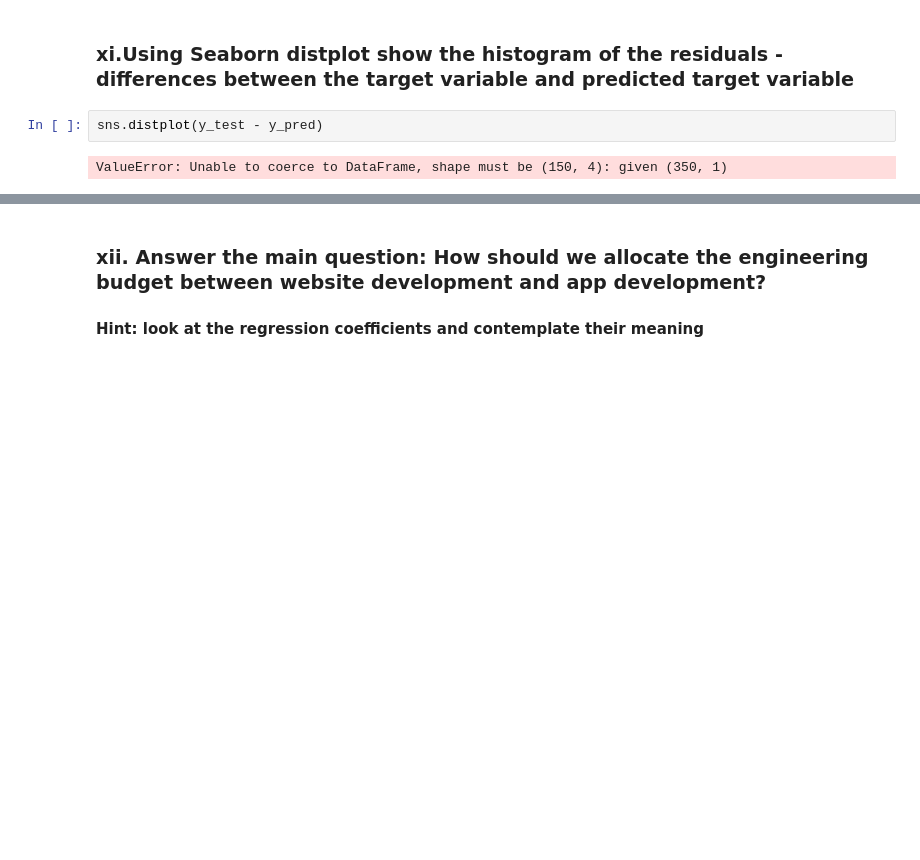
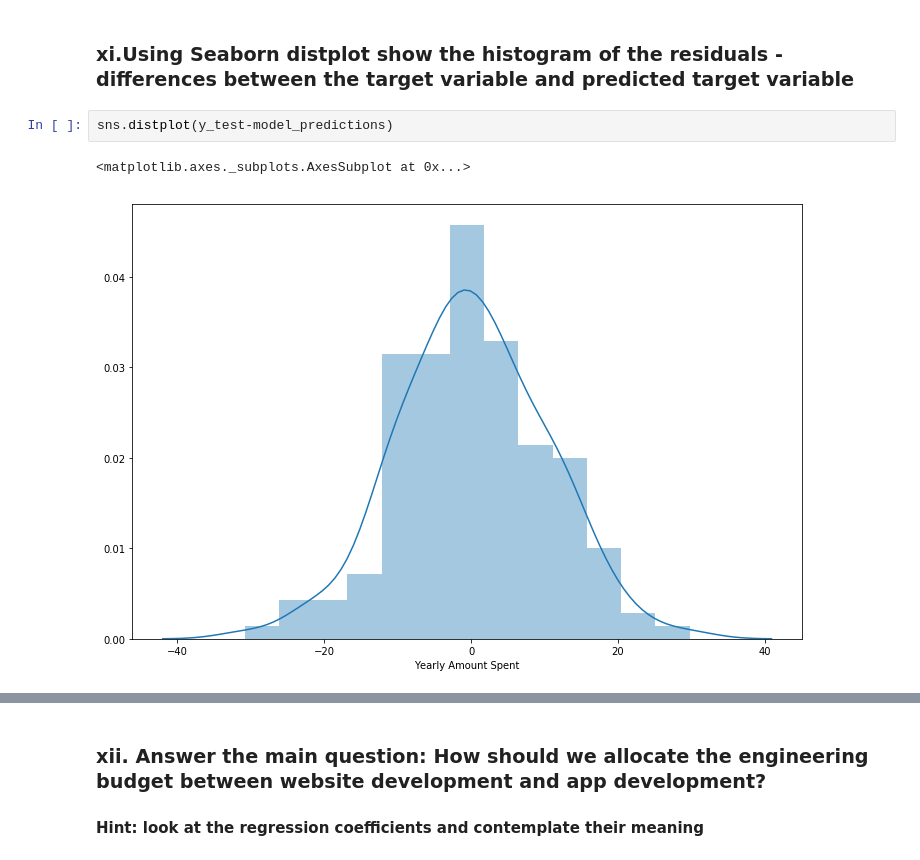
Before and after one commit to keitheck/data-science, a Jupyter notebook: class-08-regression/Regression.ipynb, the cells around one changed output, grey strips where cells are left out. Drawn from its saved outputs; the diff is of its cells as text; blank space fills up the shorter version.

```diff
--- a/class-08-regression/Regression.ipynb
+++ b/class-08-regression/Regression.ipynb
@@ -173,6 +236,7 @@ np.sqrt(float(mse_int))
 # %% [markdown]
 ### xi.Using Seaborn distplot show the histogram of the residuals - differences between the target variable and predicted target variable
 # %%
-sns.distplot(y_test - y_pred)
+sns.distplot(y_test-model_predictions)
 # %% [output]
-ValueError: Unable to coerce to DataFrame, shape must be (150, 4): given (350, 1)
+<matplotlib.axes._subplots.AxesSubplot at 0x...>
+[figure, added]
```
Also changed, not shown: parts of 41 cells of this notebook, 1 other file.
